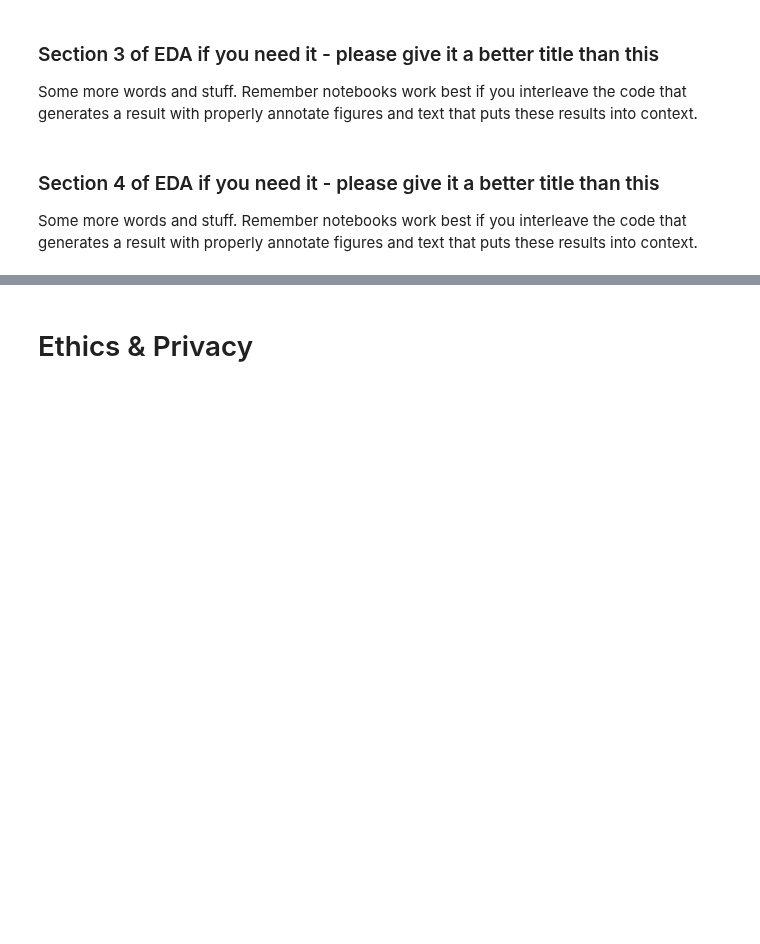
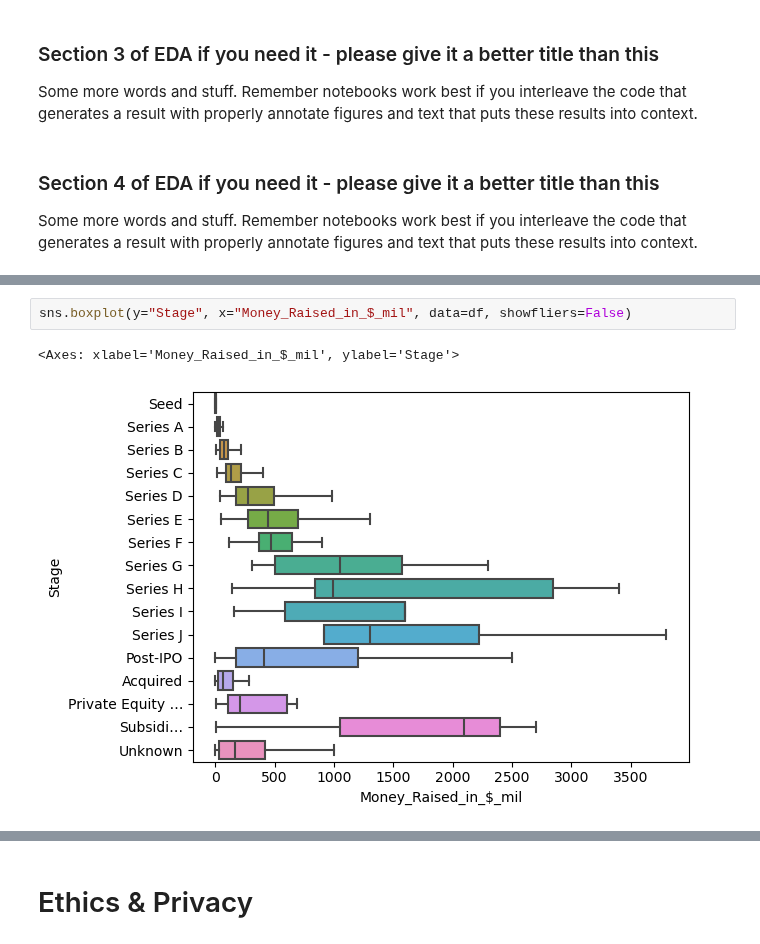
Before and after one commit to COGS108/Group019_WI24, a Jupyter notebook: EDACheckpoint_Group019_WI24.ipynb, the cells around one changed output, grey strips where cells are left out. Drawn from its saved outputs; the diff is of its cells as text; blank space fills up the shorter version.

```diff
--- a/EDACheckpoint_Group019_WI24.ipynb
+++ b/EDACheckpoint_Group019_WI24.ipynb
@@ -136,0 +172,5 @@ Some more words and stuff.  Remember notebooks work best if you interleave the c
+# %%
+sns.boxplot(y="Stage", x="Money_Raised_in_$_mil", data=df, showfliers=False)
+# %% [output]
+<Axes: xlabel='Money_Raised_in_$_mil', ylabel='Stage'>
+[figure, added]
```
Also changed, not shown: parts of 12 cells of this notebook.
